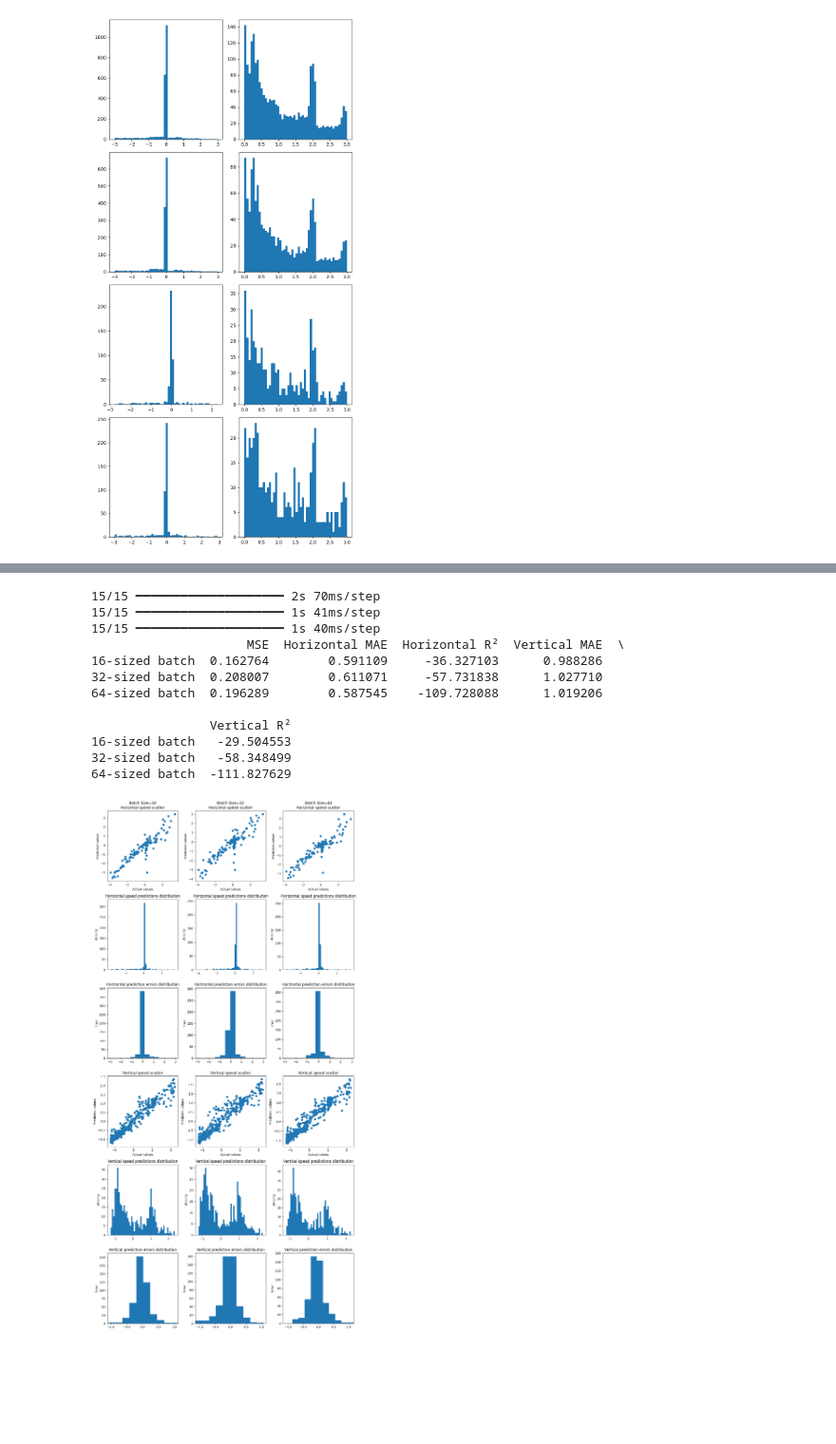
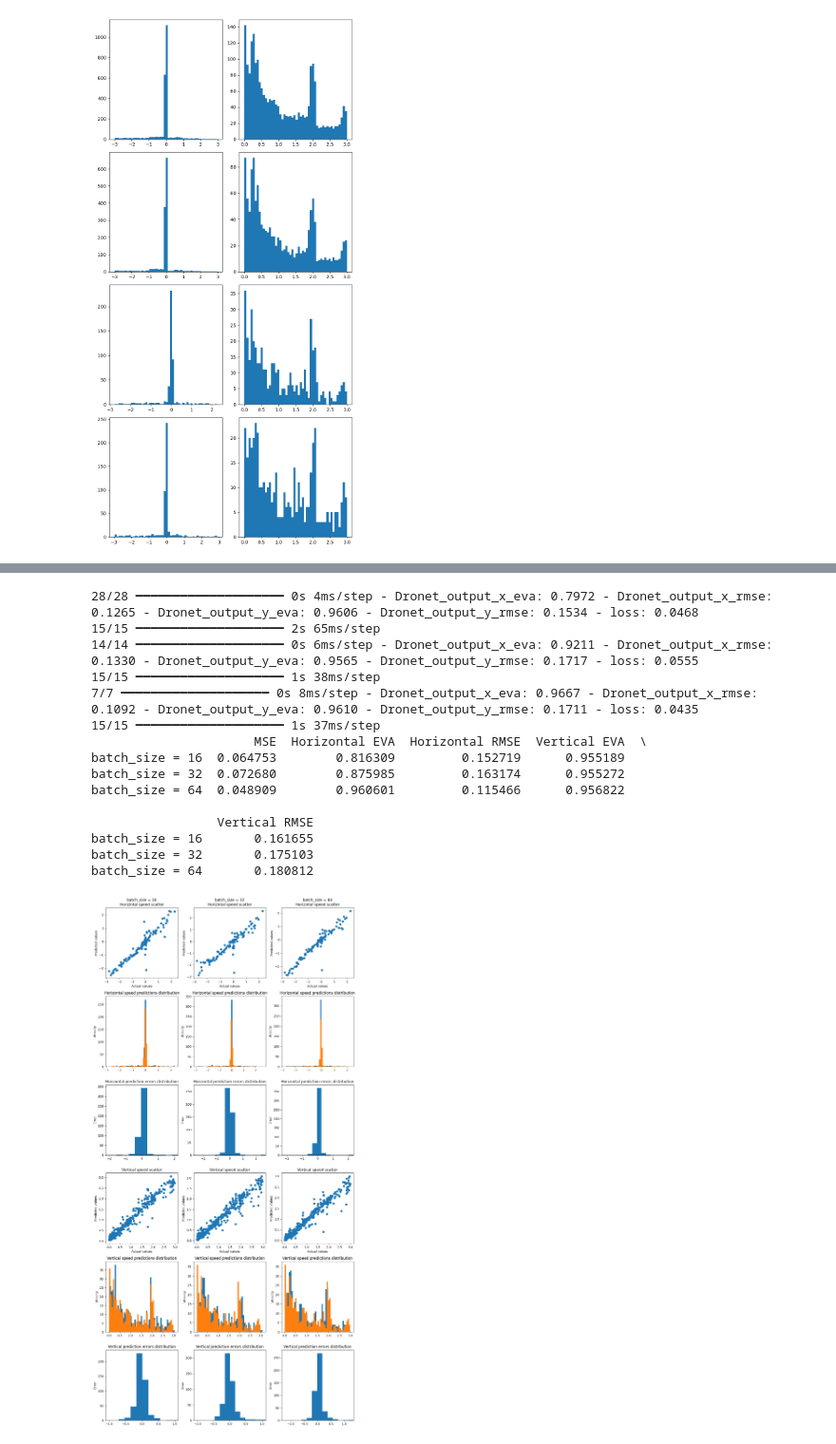
Before and after one commit to GabrieLuAlves/dronet-evaluation-for-indoor-navigation, a Jupyter notebook: dronet-evaluation-for-indoor-navigation.ipynb, the cells around one changed output, grey strips where cells are left out. Shown at 95% size. Drawn from its saved outputs; the diff is of its cells as text; code cells hidden in the pictures; blank space fills up the shorter version.

```diff
--- a/dronet-evaluation-for-indoor-navigation.ipynb
+++ b/dronet-evaluation-for-indoor-navigation.ipynb
@@ -199,16 +215,18 @@ def create_dronet(learning_rate):
 
     return model
 # %%
-from sklearn.preprocessing import StandardScaler
+data = {}
+fig, ax = plt.subplots(6, 3, figsize=(12, 24), layout="tight")
 
-data = []
-fig, ax = plt.subplots(6, 3, figsize=(12, 24), layout="tight")
+learning_rate = 0.001
+batch_size = 32
+
 for i, batch_size in enumerate([16, 32, 64]):
-    scaler = StandardScaler()
+    column_name = f"batch_size = {batch_size}"
 
-    y_train_scaled = scaler.fit_transform(y_train)
-    y_val_scaled = scaler.transform(y_val)
-    y_test_scaled = scaler.transform(y_test)
+    y_train_scaled = y_train
+    y_val_scaled = y_val
+    y_test_scaled = y_test
 
     # Creation of the data generators
     train_dataset = DataGenerator(X_train, y_train_scaled, batch_size=batch_size)
@@ -216,7 +234,7 @@ for i, batch_size in enumerate([16, 32, 64]):
     test_dataset = DataGenerator(X_test, y_test_scaled, batch_size=batch_size)
 
     # Model instantiation
-    dronet = create_dronet(0.001)
+    dronet = create_dronet(learning_rate)
 
     # Training
     history = dronet.fit(
@@ -225,24 +243,26 @@ for i, batch_size in enumerate([16, 32, 64]):
         epochs=200,
         callbacks=[
             keras.callbacks.EarlyStopping(
-                monitor="Dronet_output_x_mae",
+                monitor="val_Dronet_output_x_rmse",
                 patience=20,
-                min_delta=0.001,
+                min_delta=0.01,
                 mode="min"
             ),
-            keras.callbacks.ReduceLROnPlateau(
-                monitor="Dronet_output_x_mae",
-                patience=5,
-                factor=0.5,
-                min_lr=1e-7,
-                mode="min"
-            ),
+            # keras.callbacks.ReduceLROnPlateau(
+            #     monitor="val_Dronet_output_x_rmse",
+            #     patience=10,
+            #     factor=0.10,
+            #     min_lr=1e-7,
+            #     mode="min"
+            # ),
         ],
         verbose=0,
     )
 
     # Evaluation
-    data.append(dronet.evaluate(test_dataset, verbose=0))
+    metric_names = ["MSE", "Horizontal EVA", "Horizontal RMSE", "Vertical EVA", "Vertical RMSE"]
+    metric_values = dronet.evaluate(test_dataset)
+    data[column_name] = dict(zip(metric_names, metric_values))
 
     y_pred = dronet.predict(X_test)
     y_pred = np.hstack(y_pred)
@@ -256,11 +276,12 @@ for i, batch_size in enumerate([16, 32, 64]):
     y_limits = (-y_limits, +y_limits)
 
     ax[0, i].scatter(y_test_scaled[:, 0], y_pred[:, 0])
-    ax[0, i].set_title(f"Batch Size={batch_size}\nHorizintal speed scatter")
+    ax[0, i].set_title(f"{column_name}\nHorizintal speed scatter")
     ax[0, i].set_xlabel("Actual values")
     ax[0, i].set_ylabel("Predicted values")
 
     ax[1, i].hist(y_pred[:, 0], bins=50)
+    ax[1, i].hist(y_test_scaled[:, 0], bins=50)
     ax[1, i].set_title("Horizontal speed predictions distribution")
     ax[1, i].set_ylabel("Velocity")
 
@@ -275,6 +296,7 @@ for i, batch_size in enumerate([16, 32, 64]):
     ax[3, i].set_ylabel("Predicted values")
 
     ax[4, i].hist(y_pred[:, 1], bins=50)
+    ax[4, i].hist(y_test_scaled[:, 1], bins=50)
     ax[4, i].set_title("Vertical speed predictions distribution")
     ax[4, i].set_ylabel("Velocity")
 
@@ -283,12 +305,7 @@ for i, batch_size in enumerate([16, 32, 64]):
     ax[5, i].set_ylabel("Error")
     ax[5, i].set_xlim(y_limits)
 
-metrics = pd.DataFrame(
-    data,
-    index=["16-sized batch", "32-sized batch", "64-sized batch"],
-    columns=["MSE", "Horizontal MAE", "Horizontal R²", "Vertical MAE", "Vertical R²"],
-)
-
-print(metrics)
+metrics = pd.DataFrame(data)
+print(metrics.T)
 # %% [output]
 WARNING: All log messages before absl::InitializeLog() is called are written to STDERR
@@ -298,14 +315,17 @@ I0000 00:00:1742762528.725818      70 device_compiler.h:188] Compiled cluster us
-15/15 ━━━━━━━━━━━━━━━━━━━━ 2s 70ms/step
-15/15 ━━━━━━━━━━━━━━━━━━━━ 1s 41ms/step
-15/15 ━━━━━━━━━━━━━━━━━━━━ 1s 40ms/step
-                     MSE  Horizontal MAE  Horizontal R²  Vertical MAE  \
-16-sized batch  0.162764        0.591109     -36.327103      0.988286
-32-sized batch  0.208007        0.611071     -57.731838      1.027710
-64-sized batch  0.196289        0.587545    -109.728088      1.019206
+28/28 ━━━━━━━━━━━━━━━━━━━━ 0s 4ms/step - Dronet_output_x_eva: 0.7972 - Dronet_output_x_rmse: 0.1265 - Dronet_output_y_eva: 0.9606 - Dronet_output_y_rmse: 0.1534 - loss: 0.0468
+15/15 ━━━━━━━━━━━━━━━━━━━━ 2s 65ms/step
+14/14 ━━━━━━━━━━━━━━━━━━━━ 0s 6ms/step - Dronet_output_x_eva: 0.9211 - Dronet_output_x_rmse: 0.1330 - Dronet_output_y_eva: 0.9565 - Dronet_output_y_rmse: 0.1717 - loss: 0.0555
+15/15 ━━━━━━━━━━━━━━━━━━━━ 1s 38ms/step
+7/7 ━━━━━━━━━━━━━━━━━━━━ 0s 8ms/step - Dronet_output_x_eva: 0.9667 - Dronet_output_x_rmse: 0.1092 - Dronet_output_y_eva: 0.9610 - Dronet_output_y_rmse: 0.1711 - loss: 0.0435
+15/15 ━━━━━━━━━━━━━━━━━━━━ 1s 37ms/step
+                      MSE  Horizontal EVA  Horizontal RMSE  Vertical EVA  \
+batch_size = 16  0.064753        0.816309         0.152719      0.955189
+batch_size = 32  0.072680        0.875985         0.163174      0.955272
+batch_size = 64  0.048909        0.960601         0.115466      0.956822
 
-                Vertical R²
-16-sized batch   -29.504553
-32-sized batch   -58.348499
-64-sized batch  -111.827629
+                 Vertical RMSE
+batch_size = 16       0.161655
+batch_size = 32       0.175103
+batch_size = 64       0.180812
-[figure, old version]
+[figure, new version]
 # %%
```
Also changed, not shown: parts of 4 cells of this notebook.
